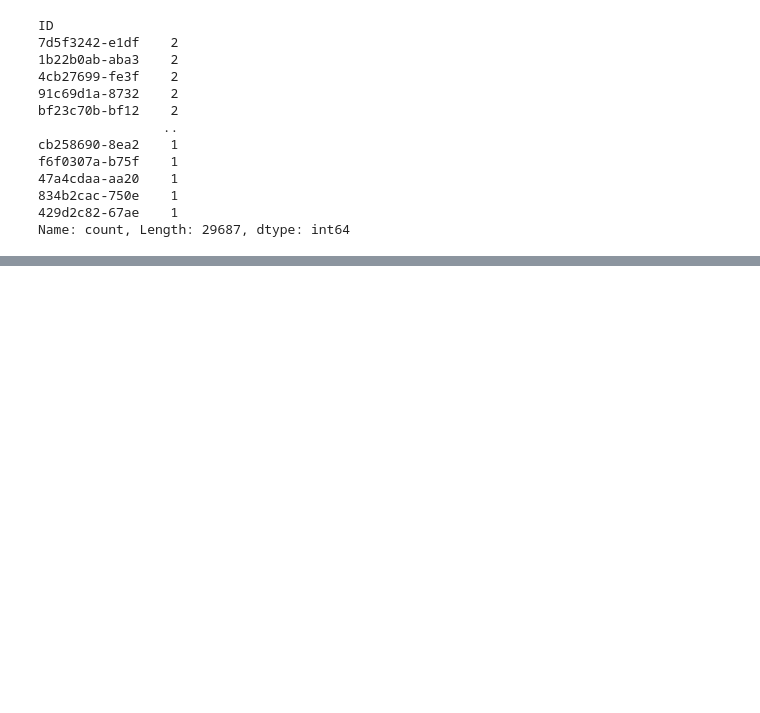
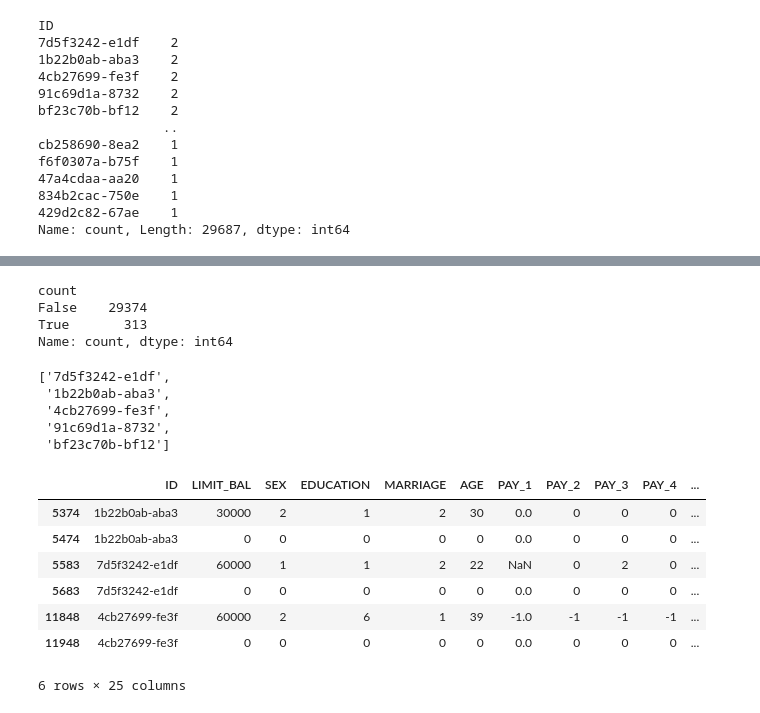
Before and after one commit to AndresDFlores/data_science, a Jupyter notebook: data_exploration.ipynb, the cells around one changed output, grey strips where cells are left out. Saved outputs shown, nothing was run; the diff lists cells and outputs as text; code cells hidden in the pictures; blank space fills up the shorter version.

```diff
--- a/data_exploration.ipynb
+++ b/data_exploration.ipynb
@@ -83,0 +95,43 @@ Name: count, Length: 29687, dtype: int64
+# %%
+#  this boolean mask labels records satisfying the defined condition as True, and False otherwise
+#  in this case, we're looking for duplicate IDs, so we're returning records with IDs that accur 2 times in the dataset
+#  this will be the coolean mask
+duplicates_mask = id_counts==2
+# %%
+#  29374 records do not satisfy the defined condition
+#  313 records do satisfy the defined condition
+duplicates_mask.value_counts()
+# %% [output]
+count
+False    29374
+True       313
+Name: count, dtype: int64
+# %%
+#  store only the records satisfying the defined condition in a variable
+duplicate_ids = id_counts.index[duplicates_mask]
+# %%
+#  convert the container from 'object' to a list
+duplicate_ids = list(duplicate_ids)
+# %%
+duplicate_ids[:5]
+# %% [output]
+['7d5f3242-e1df',
+ '1b22b0ab-aba3',
+ '4cb27699-fe3f',
+ '91c69d1a-8732',
+ 'bf23c70b-bf12']
+# %%
+#  use .isin() to identify records in the 'ID' series with the first 3 values in duplicate_ids
+bool_mask = df['ID'].isin(duplicate_ids[0:3])
+# %%
+#  apply the boolean mask to df with .loc, indexing the selected rows and all columns
+df.loc[bool_mask,:]
+# %% [output]
+|  | ID | LIMIT_BAL | SEX | EDUCATION | MARRIAGE | AGE | PAY_1 | PAY_2 | PAY_3 | PAY_4 | ... |
+| 5374 | 1b22b0ab-aba3 | 30000 | 2 | 1 | 2 | 30 | 0.0 | 0 | 0 | 0 | ... |
+| 5474 | 1b22b0ab-aba3 | 0 | 0 | 0 | 0 | 0 | 0.0 | 0 | 0 | 0 | ... |
+| 5583 | 7d5f3242-e1df | 60000 | 1 | 1 | 2 | 22 | NaN | 0 | 2 | 0 | ... |
+| 5683 | 7d5f3242-e1df | 0 | 0 | 0 | 0 | 0 | 0.0 | 0 | 0 | 0 | ... |
+| 11848 | 4cb27699-fe3f | 60000 | 2 | 6 | 1 | 39 | -1.0 | -1 | -1 | -1 | ... |
+| 11948 | 4cb27699-fe3f | 0 | 0 | 0 | 0 | 0 | 0.0 | 0 | 0 | 0 | ... |
+6 rows × 25 columns
```
Also changed, not shown: parts of 22 cells of this notebook.
